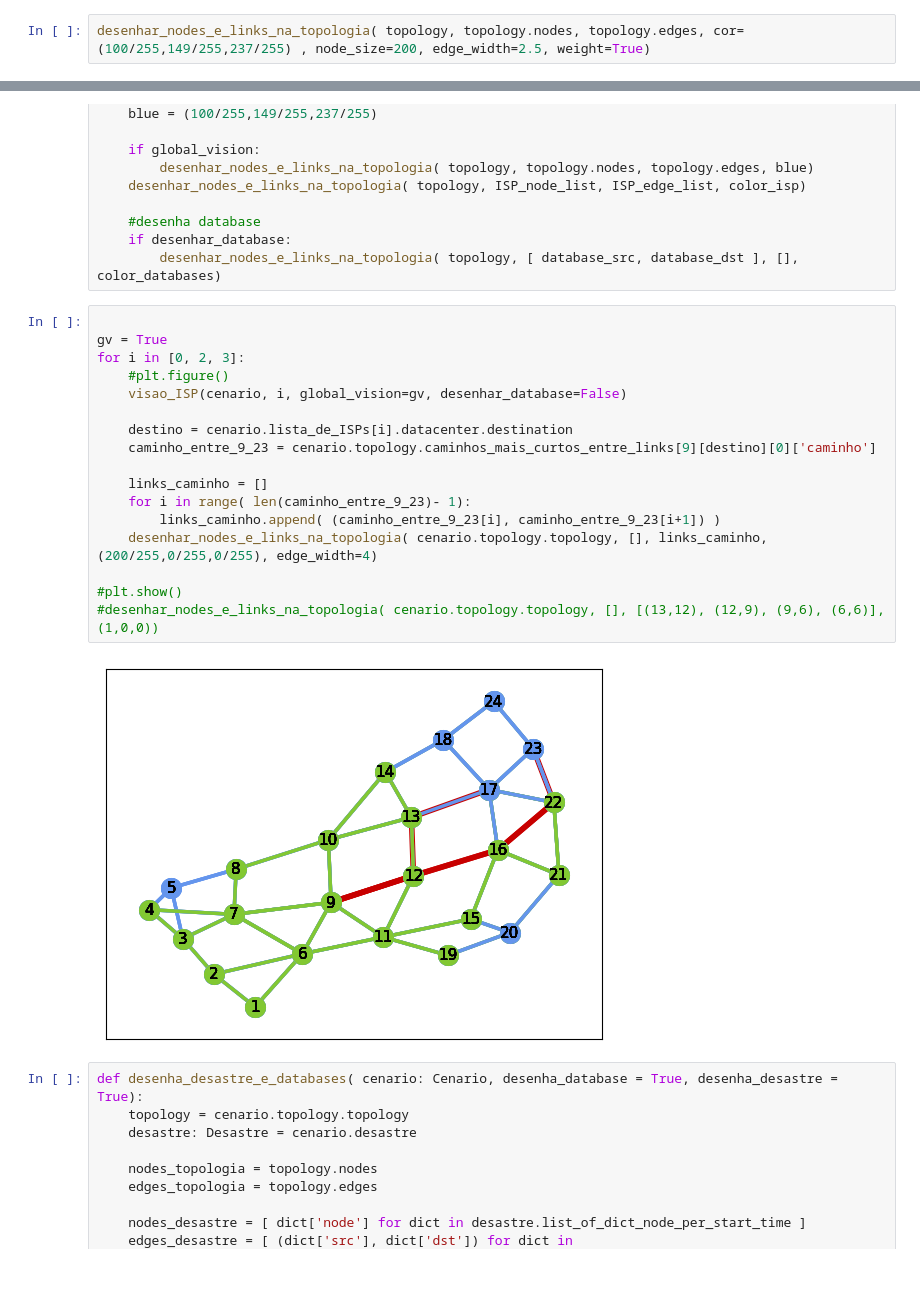
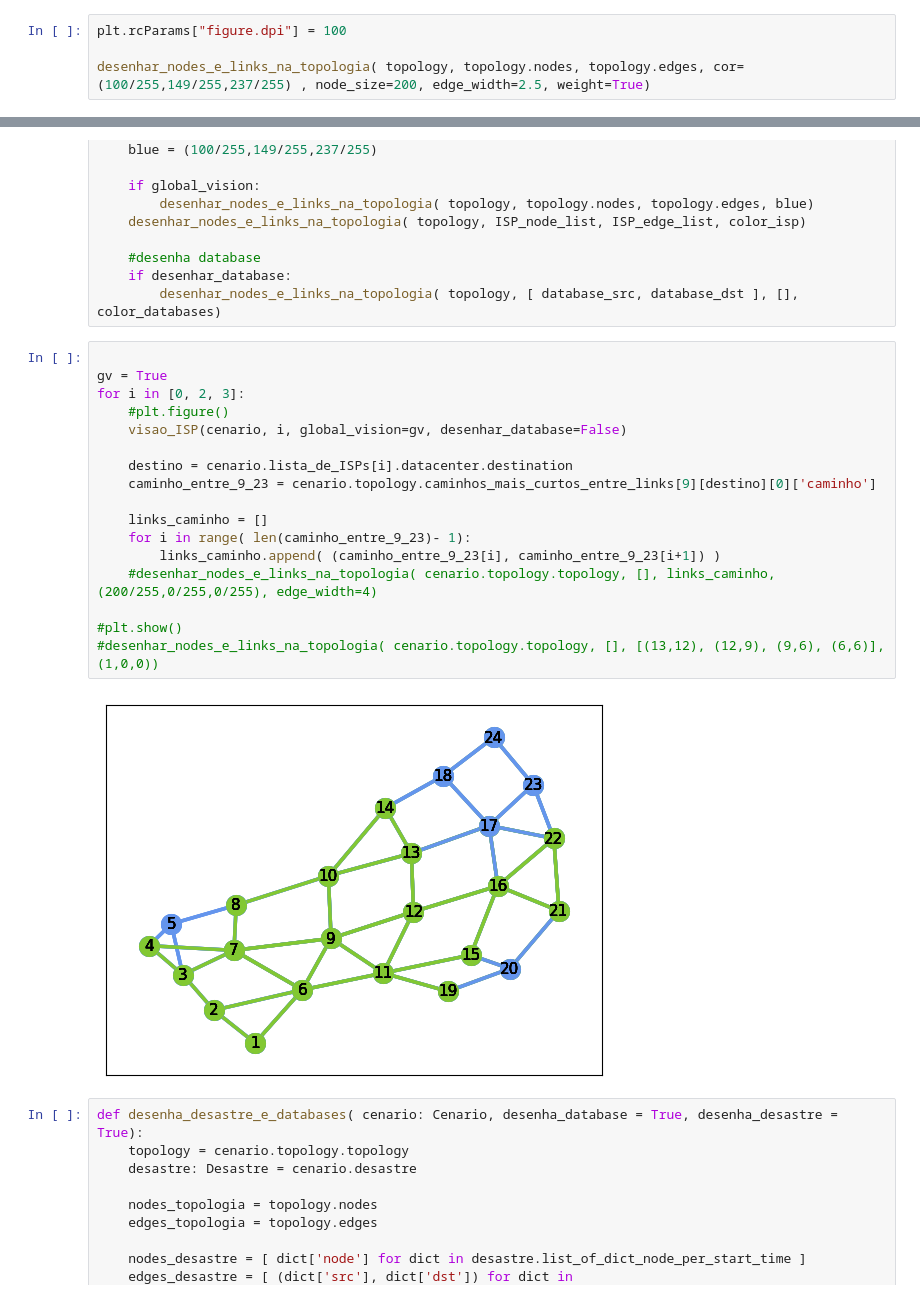
Before and after one commit to Claudiof5/simulador-EON-pre-Desastre, a Jupyter notebook: simulador/simulador/criação_ranqueador_de_alocação.ipynb, the cells around one changed output, grey strips where cells are left out. Drawn from its saved outputs; the diff is of its cells as text.

```diff
--- a/simulador/simulador/criação_ranqueador_de_alocação.ipynb
+++ b/simulador/simulador/criação_ranqueador_de_alocação.ipynb
@@ -50,6 +50,8 @@ def desenhar_nodes_e_links_na_topologia( topology, nodes, links, cor, node_size=
         nx.draw_networkx_edge_labels(topology, pos, edge_labels=edge_labels)
     nx.draw_networkx_labels(topology, pos, font_size=11, font_family="sans-serif")
 # %%
+plt.rcParams["figure.dpi"] = 100
+
 desenhar_nodes_e_links_na_topologia( topology, topology.nodes, topology.edges, cor=(100/255,149/255,237/255) , node_size=200, edge_width=2.5, weight=True)
 # %% [output]
 [figure]
@@ -78,22 +80,22 @@ def visao_ISP( cenario: Cenario, index_isp, global_vision=True, desenhar_databas
 # %%
 
 gv = True
 for i in [0, 2, 3]:
     #plt.figure()
     visao_ISP(cenario, i, global_vision=gv, desenhar_database=False)
 
     destino = cenario.lista_de_ISPs[i].datacenter.destination
     caminho_entre_9_23 = cenario.topology.caminhos_mais_curtos_entre_links[9][destino][0]['caminho']
 
     links_caminho = []
     for i in range( len(caminho_entre_9_23)- 1):
         links_caminho.append( (caminho_entre_9_23[i], caminho_entre_9_23[i+1]) )
-    desenhar_nodes_e_links_na_topologia( cenario.topology.topology, [], links_caminho, (200/255,0/255,0/255), edge_width=4)
+    #desenhar_nodes_e_links_na_topologia( cenario.topology.topology, [], links_caminho, (200/255,0/255,0/255), edge_width=4)
 
 #plt.show()
 #desenhar_nodes_e_links_na_topologia( cenario.topology.topology, [], [(13,12), (12,9), (9,6), (6,6)], (1,0,0))
 # %% [output]
-[figure, old version]
+[figure, new version]
 # %%
 def desenha_desastre_e_databases( cenario: Cenario, desenha_database = True, desenha_desastre = True):
     topology = cenario.topology.topology
```
Also changed, not shown: parts of 2 cells of this notebook, 50 other files.
